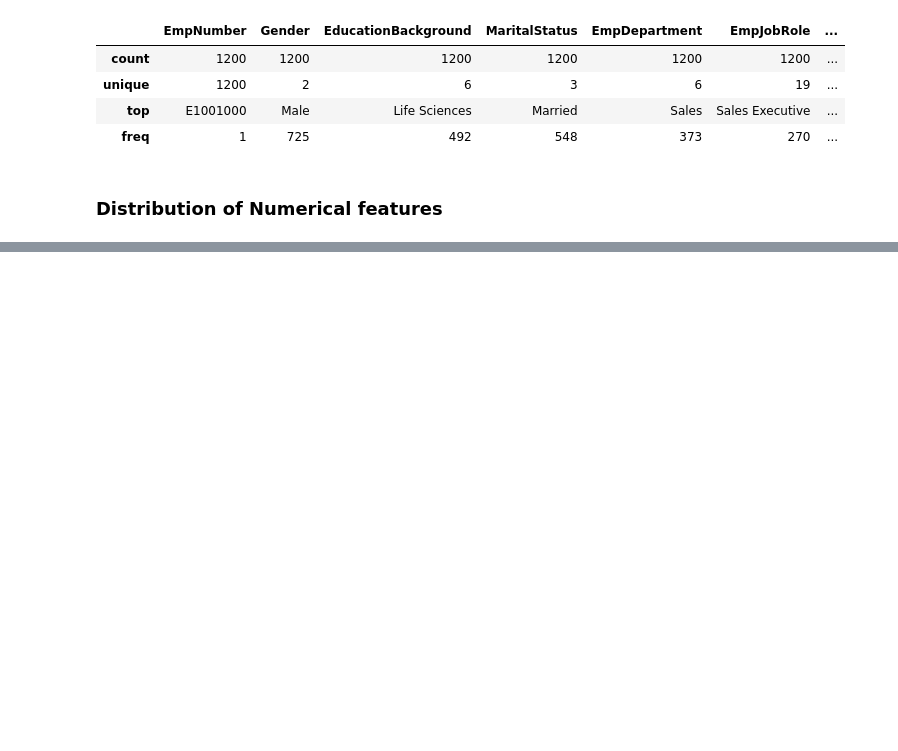
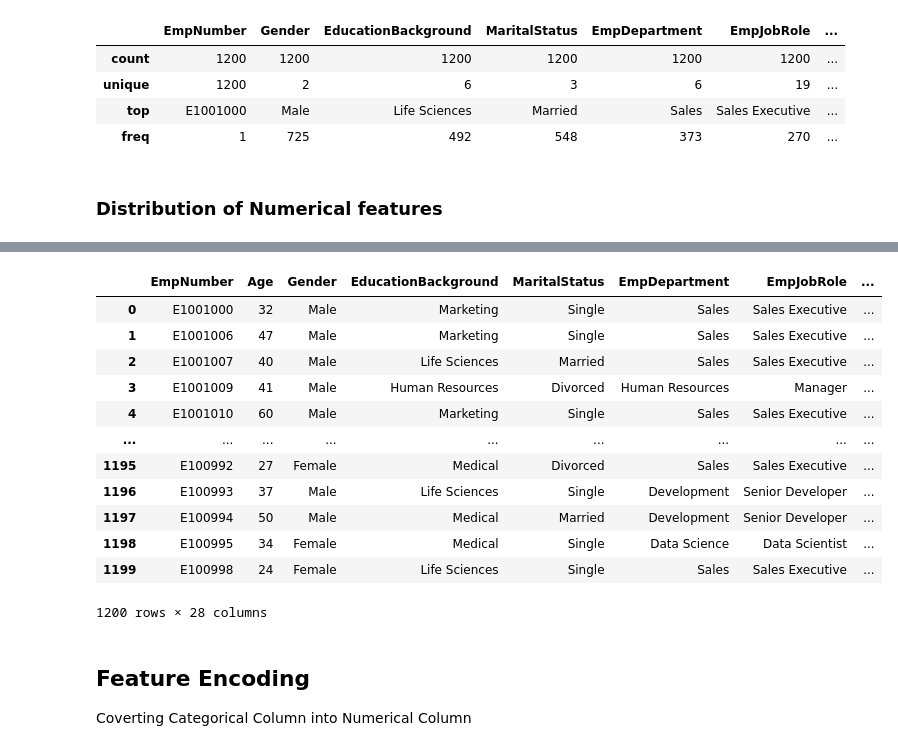
Before and after one commit to Dishantkharkar/Employee-Performance-Analysis---INX-Future-Inc., a Jupyter notebook: src/Data Preprocessing/data_processing.ipynb, the cells around one changed output, grey strips where cells are left out. Saved outputs shown, nothing was run; the diff lists cells and outputs as text; code cells hidden in the pictures; blank space fills up the shorter version.

Commit message:
Data Preprocessing

```diff
--- a/src/Data Preprocessing/data_processing.ipynb
+++ b/src/Data Preprocessing/data_processing.ipynb
@@ -8,7 +8,7 @@ import numpy as np
 # %% [markdown]
 ### Import Dataset
 # %%
-data = pd.read_excel('INX_Future_Inc_Employee_Performance_CDS_Project2_Data_V1.8.xls')
+data = pd.read_csv('INX_Future_Inc_Employee_Performance_CDS_Project2_Data_V1.8.csv')
 # %% [markdown]
 ### Basic Checks
 # %%
@@ -156,3 +156,23 @@ data.describe() # To know the max , min, std of values
 | 50% | 36.000000 | 7.000000 | 3.00000 | 3.000000 | 66.000000 | 3.000000 | ... |
 | 75% | 43.000000 | 14.000000 | 4.00000 | 4.000000 | 83.000000 | 3.000000 | ... |
 | max | 60.000000 | 29.000000 | 5.00000 | 4.000000 | 100.000000 | 4.000000 | ... |
+# %%
+data
+# %% [output]
+|  | EmpNumber | Age | Gender | EducationBackground | MaritalStatus | EmpDepartment | EmpJobRole | ... |
+| 0 | E1001000 | 32 | Male | Marketing | Single | Sales | Sales Executive | ... |
+| 1 | E1001006 | 47 | Male | Marketing | Single | Sales | Sales Executive | ... |
+| 2 | E1001007 | 40 | Male | Life Sciences | Married | Sales | Sales Executive | ... |
+| 3 | E1001009 | 41 | Male | Human Resources | Divorced | Human Resources | Manager | ... |
+| 4 | E1001010 | 60 | Male | Marketing | Single | Sales | Sales Executive | ... |
+| ... | ... | ... | ... | ... | ... | ... | ... | ... |
+| 1195 | E100992 | 27 | Female | Medical | Divorced | Sales | Sales Executive | ... |
+| 1196 | E100993 | 37 | Male | Life Sciences | Single | Development | Senior Developer | ... |
+| 1197 | E100994 | 50 | Male | Medical | Married | Development | Senior Developer | ... |
+| 1198 | E100995 | 34 | Female | Medical | Single | Data Science | Data Scientist | ... |
+| 1199 | E100998 | 24 | Female | Life Sciences | Single | Sales | Sales Executive | ... |
+1200 rows × 28 columns
+# %% [markdown]
+## **Feature Encoding**
+
+Coverting Categorical Column into Numerical Column
```
Also changed, not shown: parts of 1 cell of this notebook, 7 other files.
